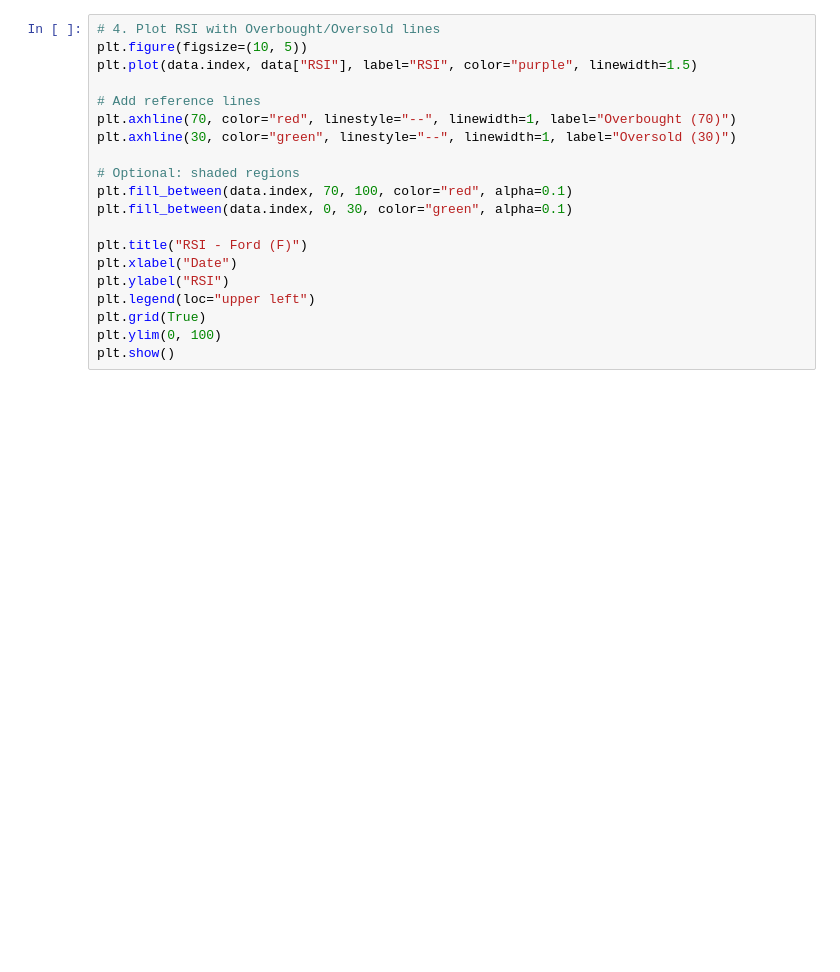
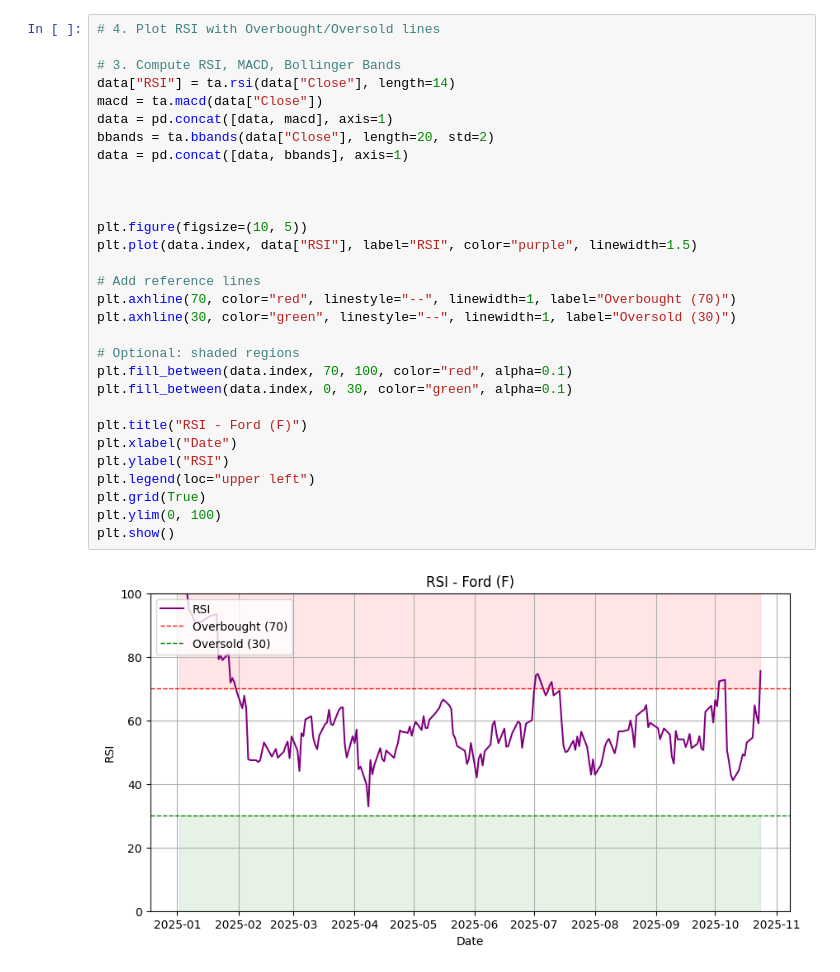
Before and after one commit to davidjayjackson/mx_stocks, a Jupyter notebook: stock_ta.ipynb, the cells around one changed output. Drawn from its saved outputs; the diff is of its cells as text; blank space fills up the shorter version.

```diff
--- a/stock_ta.ipynb
+++ b/stock_ta.ipynb
@@ -18,22 +23,34 @@ data = data.dropna(subset=["Close"])  # ensure clean
 data
 # %%
 # 4. Plot RSI with Overbought/Oversold lines
+
+# 3. Compute RSI, MACD, Bollinger Bands
+data["RSI"] = ta.rsi(data["Close"], length=14)
+macd = ta.macd(data["Close"])
+data = pd.concat([data, macd], axis=1)
+bbands = ta.bbands(data["Close"], length=20, std=2)
+data = pd.concat([data, bbands], axis=1)
+
+
+
 plt.figure(figsize=(10, 5))
 plt.plot(data.index, data["RSI"], label="RSI", color="purple", linewidth=1.5)
 
 # Add reference lines
 plt.axhline(70, color="red", linestyle="--", linewidth=1, label="Overbought (70)")
 plt.axhline(30, color="green", linestyle="--", linewidth=1, label="Oversold (30)")
 
 # Optional: shaded regions
 plt.fill_between(data.index, 70, 100, color="red", alpha=0.1)
 plt.fill_between(data.index, 0, 30, color="green", alpha=0.1)
 
 plt.title("RSI - Ford (F)")
 plt.xlabel("Date")
 plt.ylabel("RSI")
 plt.legend(loc="upper left")
 plt.grid(True)
 plt.ylim(0, 100)
 plt.show()
+# %% [output]
+[figure, added]
 # %%
```
Also changed, not shown: parts of 3 cells of this notebook.
